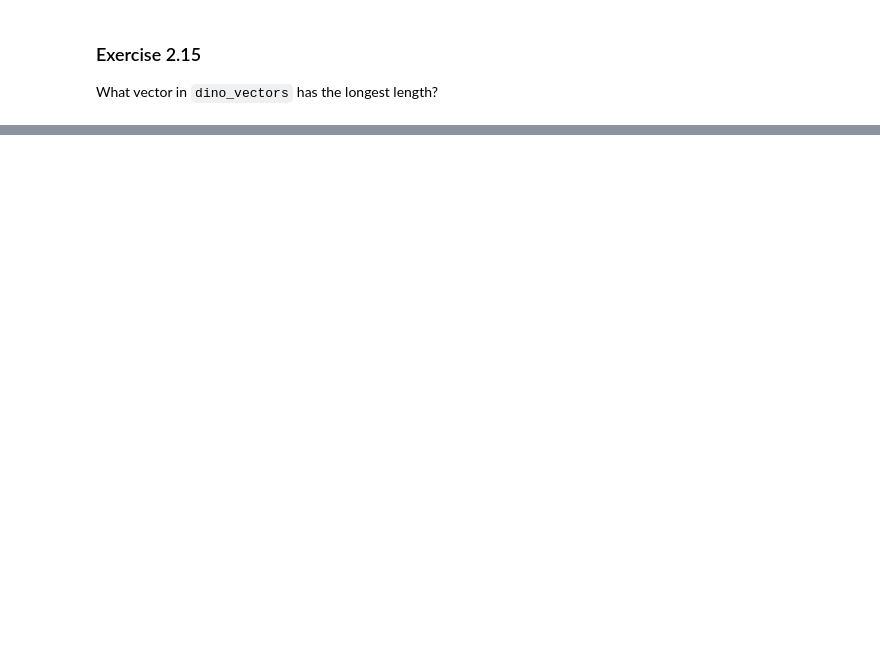
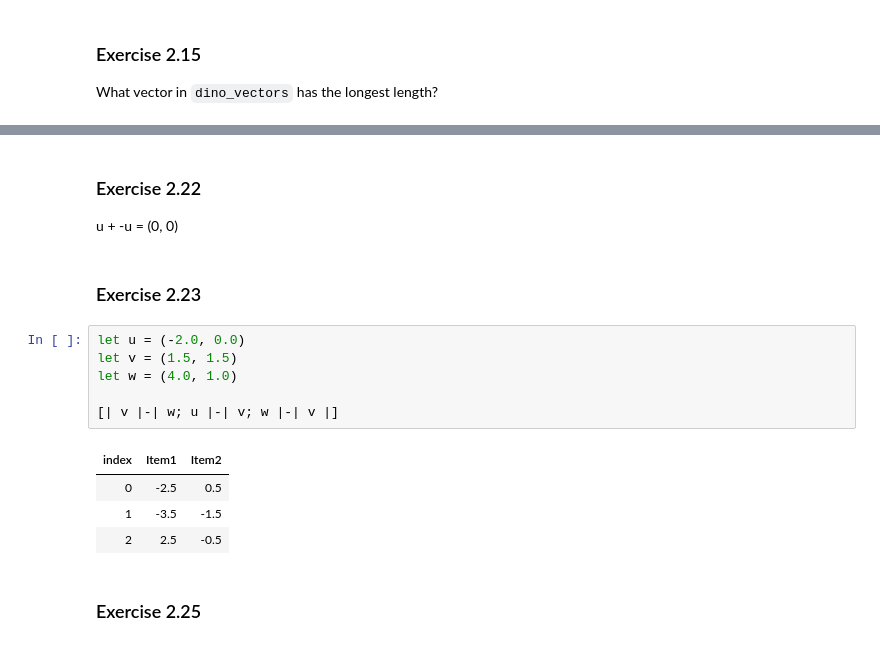
Before and after one commit to GHvW/math-for-programmers-fsharp, a Jupyter notebook: Chapter2.ipynb, the cells around one changed output, grey strips where cells are left out. Saved outputs shown, nothing was run; the diff lists cells and outputs as text; blank space fills up the shorter version.

```diff
--- a/Chapter2.ipynb
+++ b/Chapter2.ipynb
@@ -439,0 +350,18 @@ sqrt (s^2)(a^2 + b^2)
+# %% [markdown]
+### Exercise 2.22
+u + -u = (0, 0)
+# %% [markdown]
+### Exercise 2.23
+# %%
+let u = (-2.0, 0.0)
+let v = (1.5, 1.5)
+let w = (4.0, 1.0)
+
+[| v |-| w; u |-| v; w |-| v |]
+# %% [output]
+| index | Item1 | Item2 |
+| 0 | -2.5 | 0.5 |
+| 1 | -3.5 | -1.5 |
+| 2 | 2.5 | -0.5 |
+# %% [markdown]
+### Exercise 2.25
```
Also changed, not shown: parts of 32 cells of this notebook, 1 other file.
